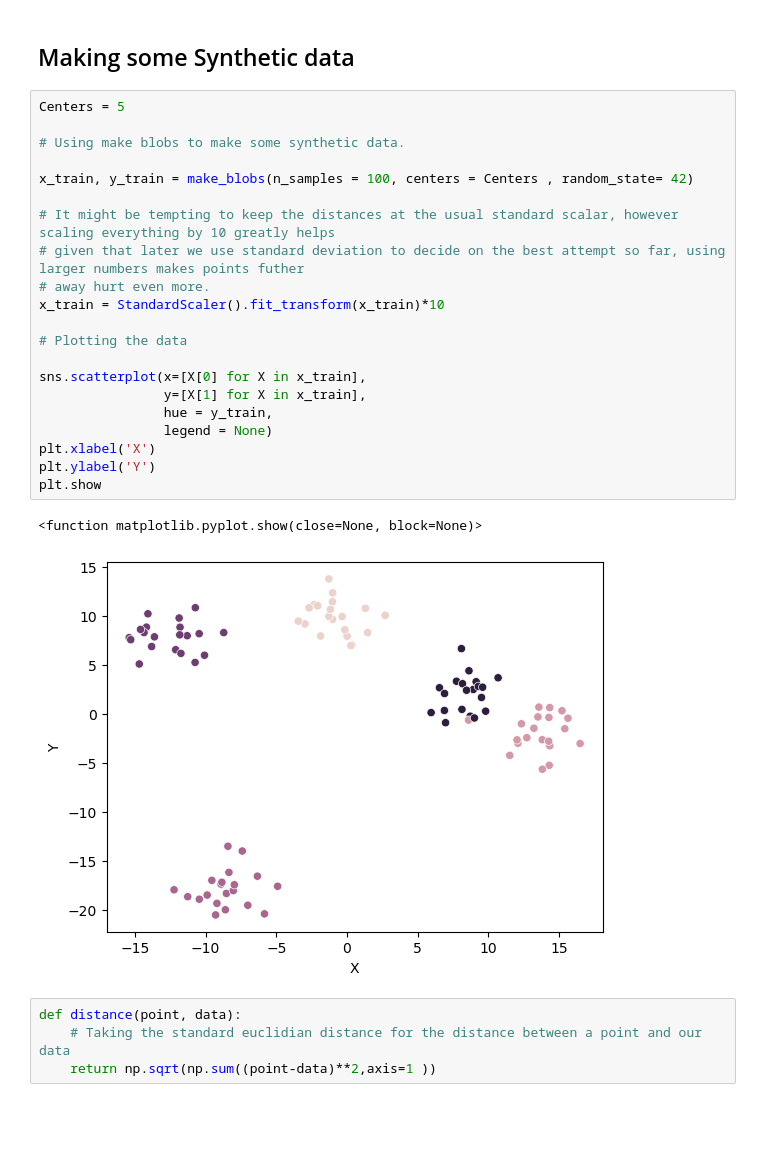
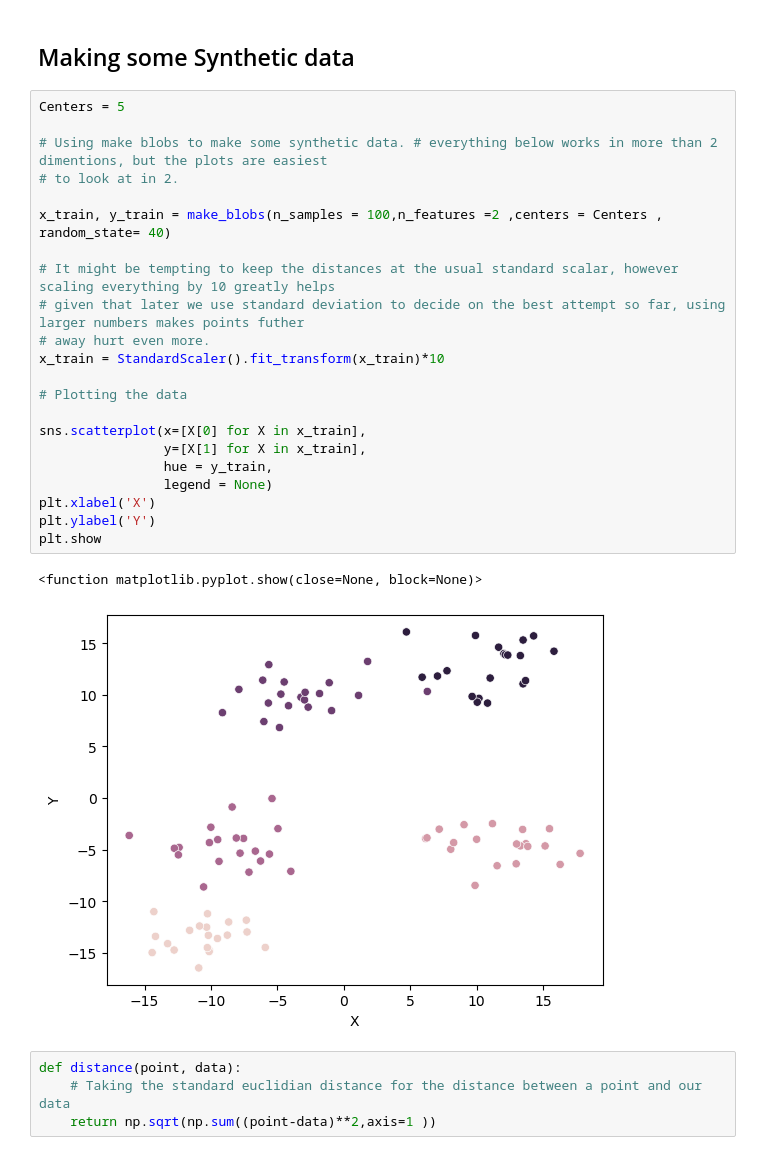
Before and after one commit to suf102/Data-and-Machine-Learning-Portfolio, a Jupyter notebook: Machine_Learning_from_Scratch/Clustering/K_Means_Clustering.ipynb, the cells around one changed output. Cells and saved outputs as stored; diff of their text form; blank space fills up the shorter version.

```diff
--- a/Machine_Learning_from_Scratch/Clustering/K_Means_Clustering.ipynb
+++ b/Machine_Learning_from_Scratch/Clustering/K_Means_Clustering.ipynb
@@ -19,27 +19,28 @@ import random
 # %%
 Centers = 5
 
-# Using make blobs to make some synthetic data.
+# Using make blobs to make some synthetic data. # everything below works in more than 2 dimentions, but the plots are easiest
+# to look at in 2.
 
-x_train, y_train = make_blobs(n_samples = 100, centers = Centers , random_state= 42)
+x_train, y_train = make_blobs(n_samples = 100,n_features =2 ,centers = Centers , random_state= 40)
 
 # It might be tempting to keep the distances at the usual standard scalar, however scaling everything by 10 greatly helps
 # given that later we use standard deviation to decide on the best attempt so far, using larger numbers makes points futher
 # away hurt even more.
 x_train = StandardScaler().fit_transform(x_train)*10
 
 # Plotting the data
 
 sns.scatterplot(x=[X[0] for X in x_train],
                 y=[X[1] for X in x_train],
                 hue = y_train,
                 legend = None)
 plt.xlabel('X')
 plt.ylabel('Y')
 plt.show
 # %% [output]
 <function matplotlib.pyplot.show(close=None, block=None)>
-[figure, old version]
+[figure, new version]
 # %%
 def distance(point, data):
     # Taking the standard euclidian distance for the distance between a point and our data
```
Also changed, not shown: parts of 2 cells of this notebook.
